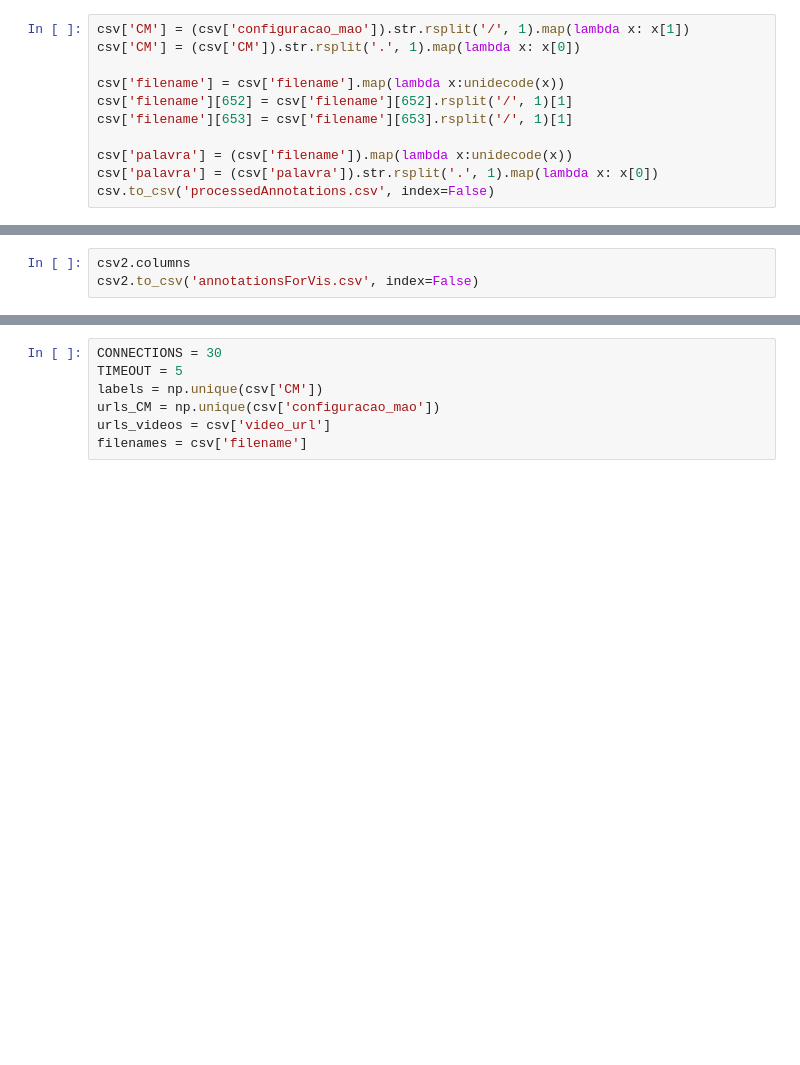
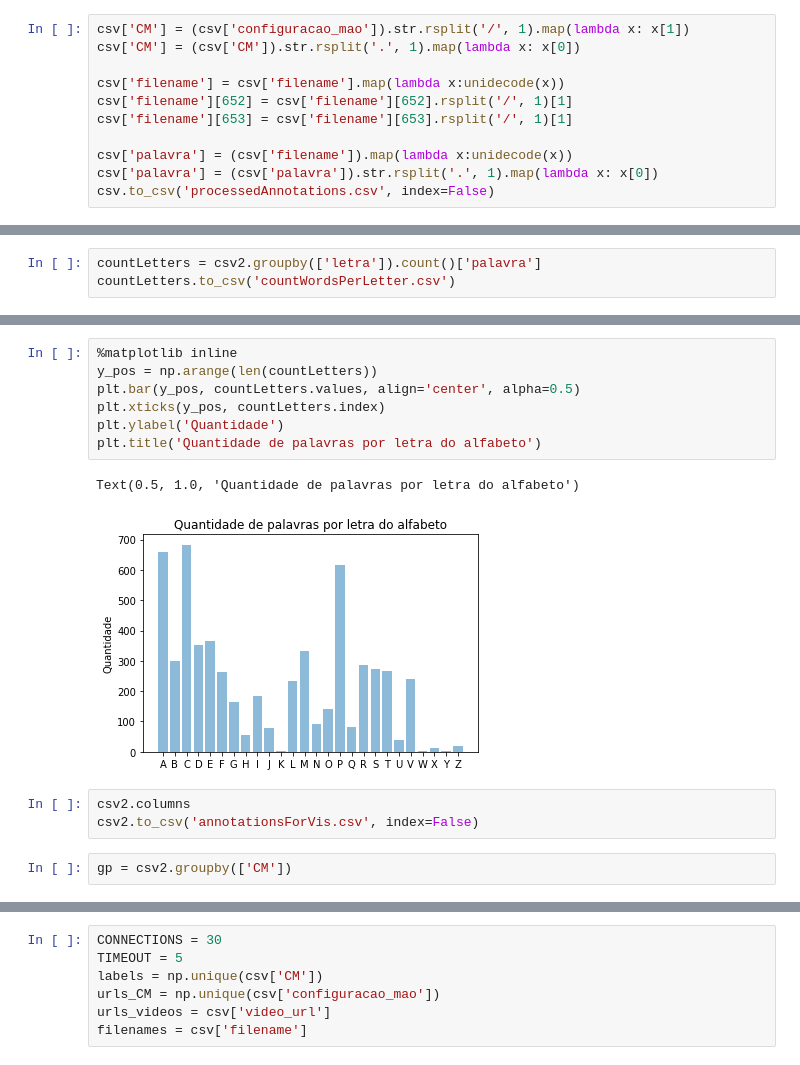
Before and after one commit to fabianaferreira/final-project-src, a Jupyter notebook: Crawler/CrawlerFunctions.ipynb, the cells around one changed output, grey strips where cells are left out. Saved outputs shown, nothing was run; the diff lists cells and outputs as text; blank space fills up the shorter version.

```diff
--- a/Crawler/CrawlerFunctions.ipynb
+++ b/Crawler/CrawlerFunctions.ipynb
@@ -33,0 +54,3 @@ csv2 = csv2.drop(['video_url', 'configuracao_mao', 'filename'], axis=1)
+# %%
+countLetters = csv2.groupby(['letra']).count()['palavra']
+countLetters.to_csv('countWordsPerLetter.csv')
@@ -34,3 +70,15 @@ csv2 = csv2.drop(['video_url', 'configuracao_mao', 'filename'], axis=1)
+# %%
+%matplotlib inline
+y_pos = np.arange(len(countLetters))
+plt.bar(y_pos, countLetters.values, align='center', alpha=0.5)
+plt.xticks(y_pos, countLetters.index)
+plt.ylabel('Quantidade')
+plt.title('Quantidade de palavras por letra do alfabeto')
+# %% [output]
+Text(0.5, 1.0, 'Quantidade de palavras por letra do alfabeto')
+[figure, added]
 # %%
 csv2.columns
 csv2.to_csv('annotationsForVis.csv', index=False)
+# %%
+gp = csv2.groupby(['CM'])
```
Also changed, not shown: parts of 6 cells of this notebook, 2 other files.
